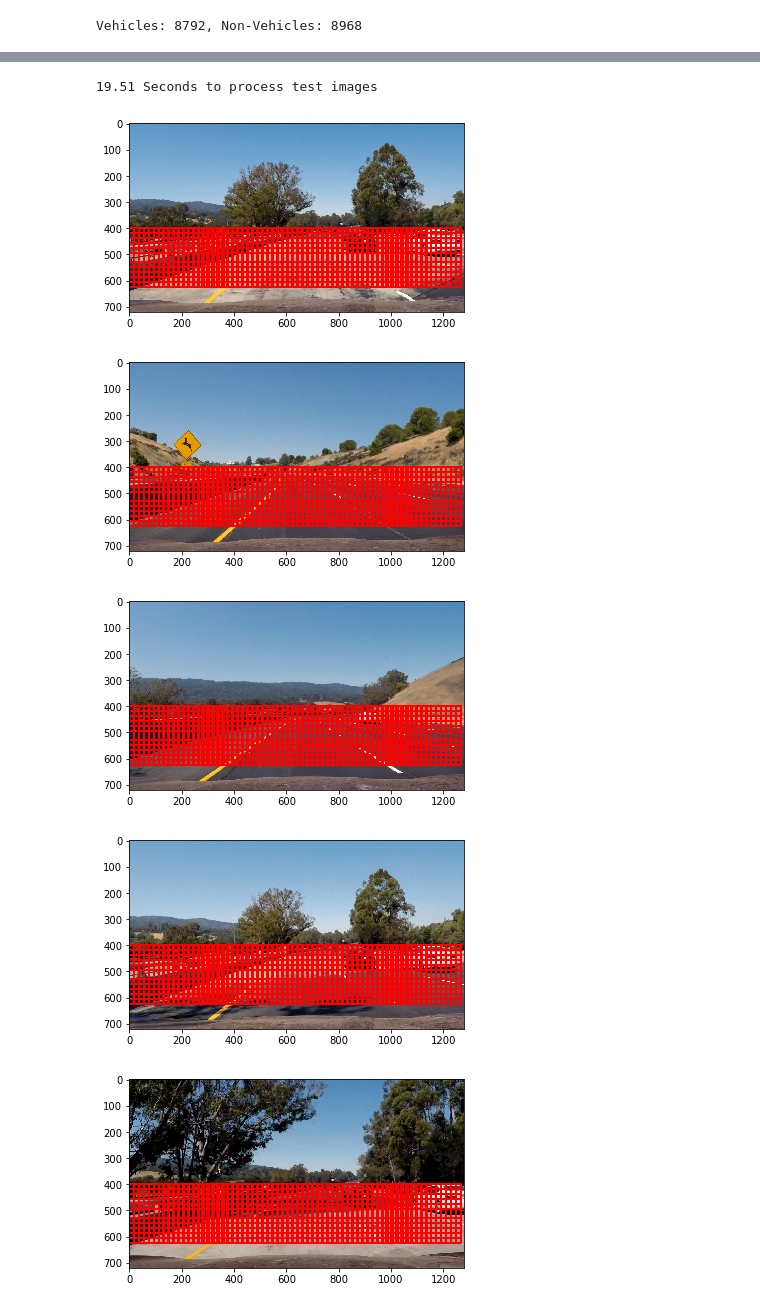
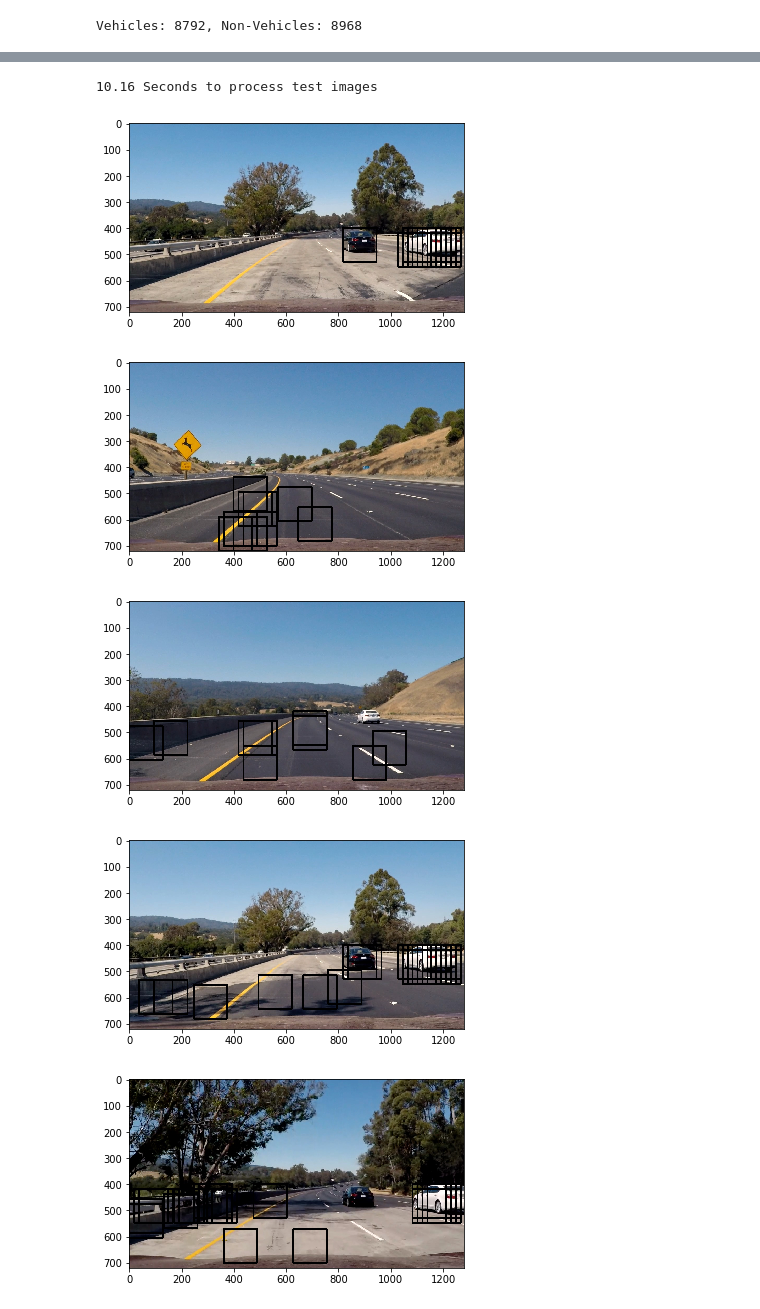
Before and after one commit to kmlee17/CarND-Vehicle-Detection, a Jupyter notebook: vehicle_detection.ipynb, the cells around one changed output, grey strips where cells are left out. Saved outputs shown, nothing was run; the diff lists cells and outputs as text; code cells hidden in the pictures.

```diff
--- a/vehicle_detection.ipynb
+++ b/vehicle_detection.ipynb
@@ -348,17 +348,17 @@ ax[3].set_title('Non-Vehicle HOG')
 # %%
 # Tweak these parameters and see how the results change.
-color_space = 'YUV' # Can be RGB, HSV, LUV, HLS, YUV, YCrCb
+color_space = 'LUV' # Can be RGB, HSV, LUV, HLS, YUV, YCrCb
 orient = 9  # HOG orientations
 pix_per_cell = 8 # HOG pixels per cell
 cell_per_block = 2 # HOG cells per block
-hog_channel = 'ALL' # Can be 0, 1, 2, or "ALL"
+hog_channel = 0 # Can be 0, 1, 2, or "ALL"
 spatial_size = (16, 16) # Spatial binning dimensions
 hist_bins = 16    # Number of histogram bins
 spatial_feat = True # Spatial features on or off
 hist_feat = True # Histogram features on or off
 hog_feat = True # HOG features on or off
 C = 1.0
-y_start_stop = [None, None] # Min and max in y to search in slide_window()
+y_start_stop = [400, None] # Min and max in y to search in slide_window()
 
 t1 = time.time()
 car_features = extract_features(vehicles, color_space=color_space,
@@ -438,31 +438,32 @@ Test Accuracy of SVC =  0.982
 def show_img(img):
     if len(img.shape)==3: #Color BGR image
         plt.figure()
-        plt.imshow(cv2.cvtColor(img, cv2.COLOR_BGR2RGB))
+        plt.imshow(img)
     else: # Grayscale image
         plt.figure()
         plt.imshow(img, cmap='gray')
 # %%
 t=time.time() # Start time
 for image_p in glob.glob('test_images/test*.jpg'):
-    image = cv2.imread(image_p)
+    image = mpimg.imread(image_p)
+    image = image.astype(np.float32)/255
     draw_image = np.copy(image)
-    windows = slide_window(image, x_start_stop=[None, None], y_start_stop=[400, 640],
+    windows = slide_window(image, x_start_stop=[None, None], y_start_stop=y_start_stop,
                     xy_window=(128, 128), xy_overlap=(0.85, 0.85))
     hot_windows = []
     hot_windows += (search_windows(image, windows, svc, X_scaler, color_space=color_space,
                         spatial_size=spatial_size, hist_bins=hist_bins,
                         orient=orient, pix_per_cell=pix_per_cell,
                         cell_per_block=cell_per_block,
                         hog_channel=hog_channel, spatial_feat=spatial_feat,
                         hist_feat=hist_feat, hog_feat=hog_feat))
     window_img = draw_boxes(draw_image, hot_windows, color=(0, 0, 255), thick=6)
     show_img(window_img)
 print(round(time.time()-t, 2), 'Seconds to process test images')
 # %% [output]
-19.51 Seconds to process test images
+10.16 Seconds to process test images
-[figure, old version]
+[figure, new version]
-[figure, old version]
+[figure, new version]
-[figure, old version]
+[figure, new version]
-[figure, old version]
+[figure, new version]
-[figure, old version]
+[figure, new version]
```
Also changed, not shown: parts of 4 cells of this notebook, 1 other file.
